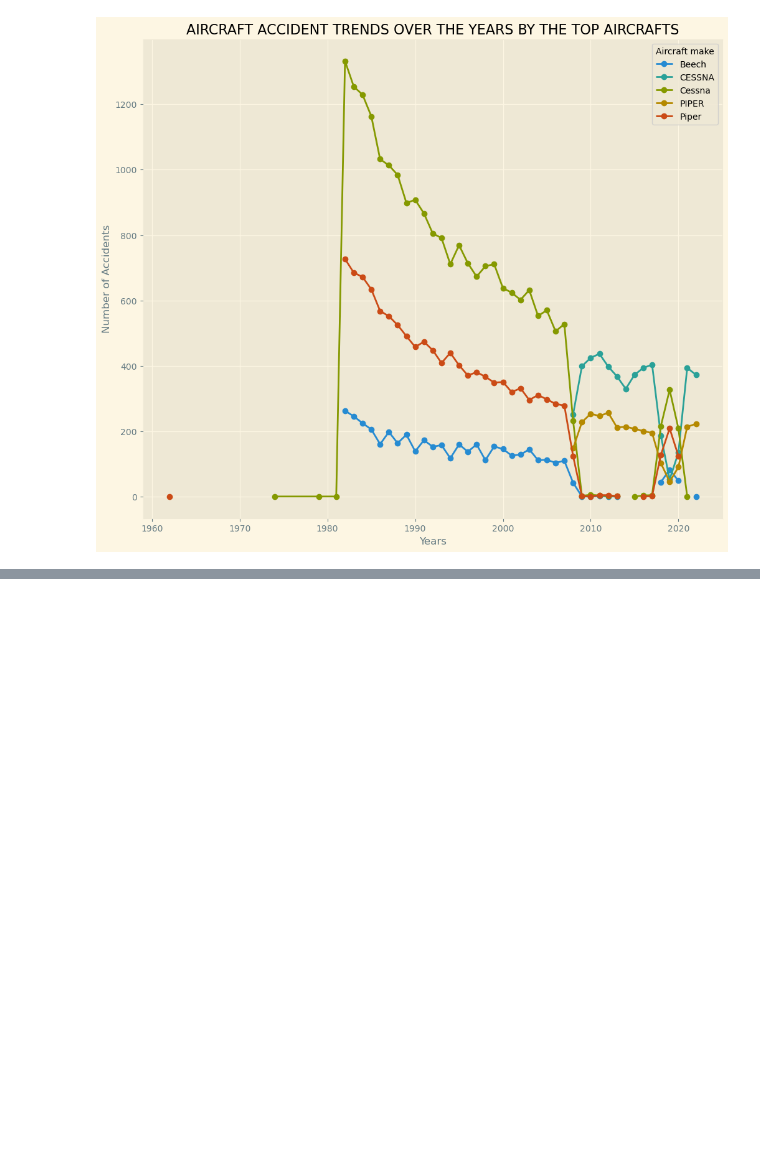
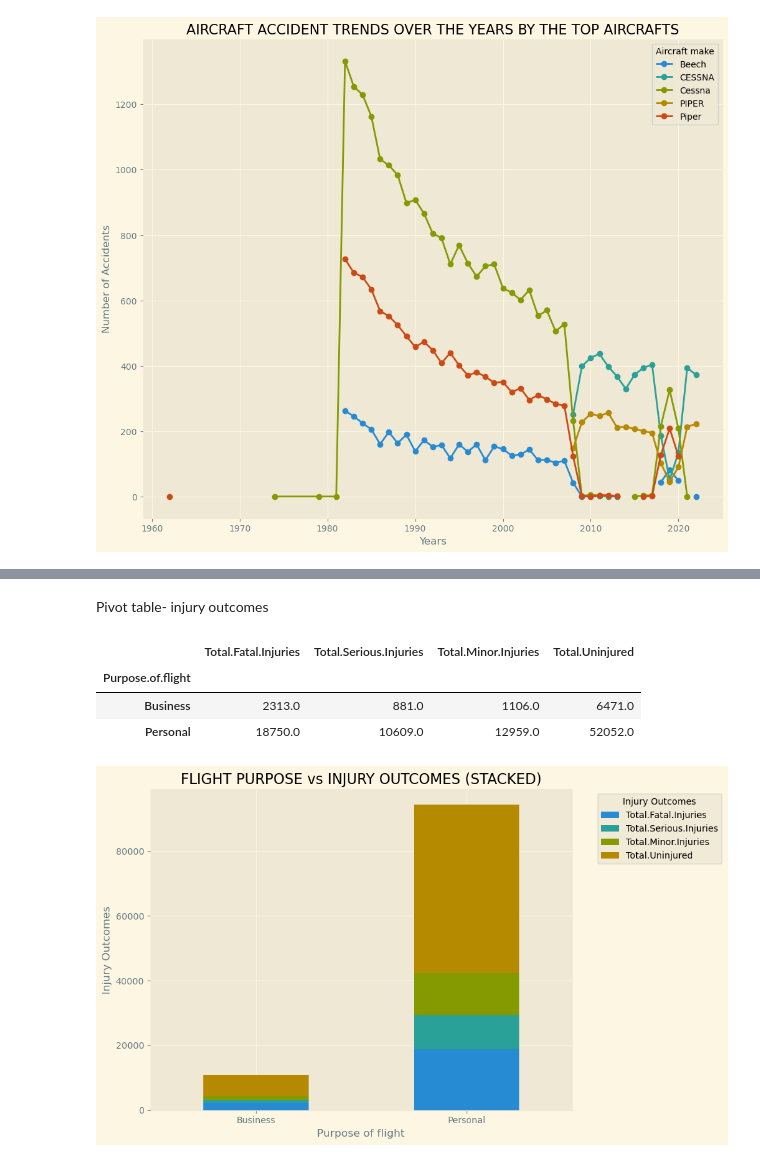
Before and after one commit to Victoria-ui227/Aviation-accidents-trends, a Jupyter notebook: aviation.ipynb, the cells around one changed output, grey strips where cells are left out. Saved outputs shown, nothing was run; the diff lists cells and outputs as text; code cells hidden in the pictures; blank space fills up the shorter version.

```diff
--- a/aviation.ipynb
+++ b/aviation.ipynb
@@ -175,0 +272,5 @@ From the plot, from 1980 to 2022, there has been a significant reduction in the
+# %%
+#create a dataframe, purpose_df, from the aviation dataframe to only include
+#data for the personal and commercial purpose flights.
+purpose_df= aviation_df.loc[aviation_df['Purpose.of.flight'].isin(['Personal','Business'])]
+purpose_df
@@ -175,0 +304,21 @@ From the plot, from 1980 to 2022, there has been a significant reduction in the
+# %% [markdown]
+Pivot table- injury outcomes
+# %%
+outcome_columns= ['Total.Fatal.Injuries', 'Total.Serious.Injuries', 'Total.Minor.Injuries', 'Total.Uninjured']
+purpose_pivot= purpose_df.groupby('Purpose.of.flight')[outcome_columns].sum()
+purpose_pivot
+# %% [output]
+|  | Total.Fatal.Injuries | Total.Serious.Injuries | Total.Minor.Injuries | Total.Uninjured |
+| Purpose.of.flight |  |  |  |  |
+| Business | 2313.0 | 881.0 | 1106.0 | 6471.0 |
+| Personal | 18750.0 | 10609.0 | 12959.0 | 52052.0 |
+# %%
+purpose_pivot.plot(kind='bar', stacked=True, figsize=(10, 6))
+plt.title('FLIGHT PURPOSE vs INJURY OUTCOMES (STACKED)', fontsize=16)
+plt.xlabel('Purpose of flight', fontsize=12)
+plt.ylabel('Injury Outcomes', fontsize=12)
+plt.xticks(rotation=0)
+plt.legend(title='Injury Outcomes', bbox_to_anchor=(1.05, 1), loc='upper left')
+plt.tight_layout();
+# %% [output]
+[figure, added]
```
Also changed, not shown: parts of 36 cells of this notebook.
